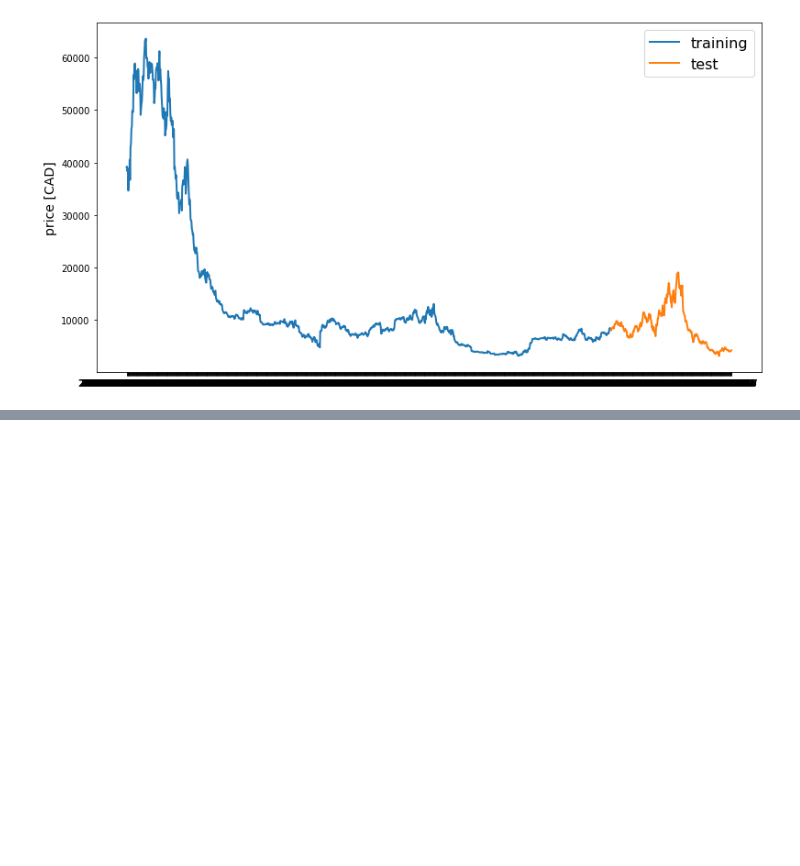
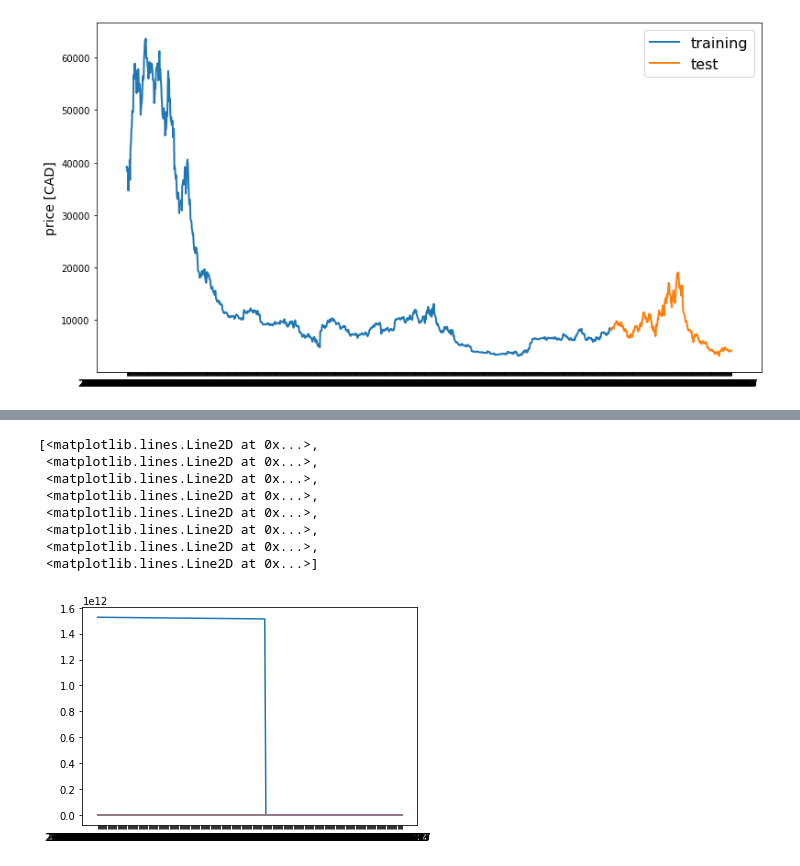
Before and after one commit to akhil14shukla/Crypto-Prediction, a Jupyter notebook: Crypto_1.ipynb, the cells around one changed output, grey strips where cells are left out. Cells and saved outputs as stored; diff of their text form; code cells hidden in the pictures; blank space fills up the shorter version.

```diff
--- a/Crypto_1.ipynb
+++ b/Crypto_1.ipynb
@@ -144,0 +178,13 @@ line_plot(targets, preds, 'actual', 'prediction', lw=3)
+# %%
+plt.plot(test.c)
+plt.pl
+# %% [output]
+[<matplotlib.lines.Line2D at 0x...>,
+ <matplotlib.lines.Line2D at 0x...>,
+ <matplotlib.lines.Line2D at 0x...>,
+ <matplotlib.lines.Line2D at 0x...>,
+ <matplotlib.lines.Line2D at 0x...>,
+ <matplotlib.lines.Line2D at 0x...>,
+ <matplotlib.lines.Line2D at 0x...>,
+ <matplotlib.lines.Line2D at 0x...>]
+[figure, added]
```
Also changed, not shown: parts of 9 cells of this notebook, 1 other file.
